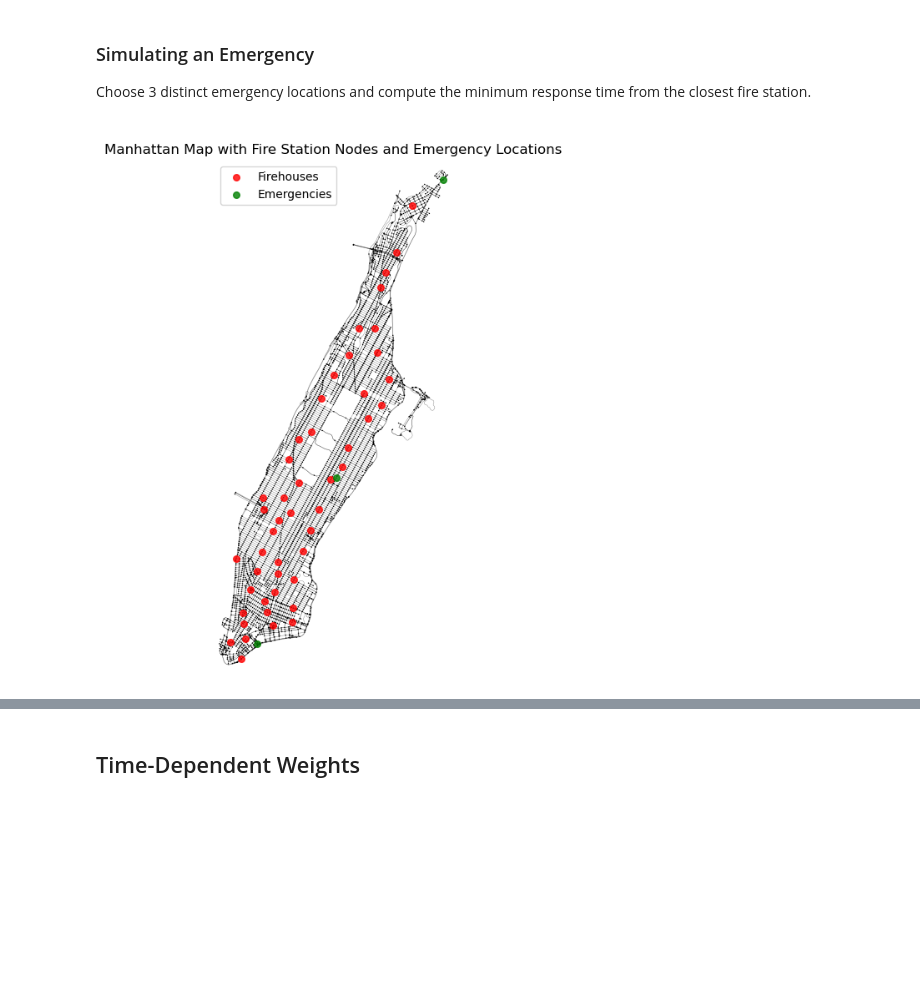
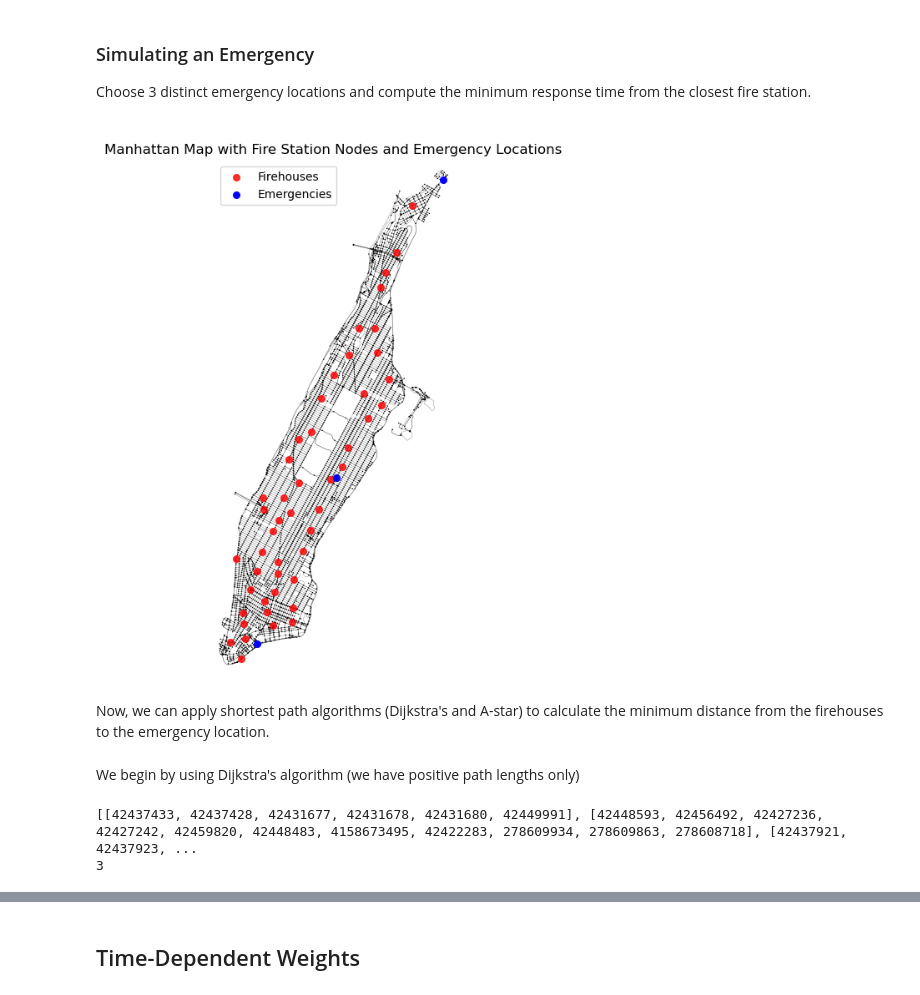
Before and after one commit to margheritatonon/Optimization-II-Project, a Jupyter notebook: dataloading.ipynb, the cells around one changed output, grey strips where cells are left out. Saved outputs shown, nothing was run; the diff lists cells and outputs as text; code cells hidden in the pictures; blank space fills up the shorter version.

Commit message:
continued the shortest paths from emergncies and firehouses

```diff
--- a/dataloading.ipynb
+++ b/dataloading.ipynb
@@ -102,23 +102,52 @@ Choose 3 distinct emergency locations and compute the minimum response time from
 # %%
 #we choose 3 nodes at random
 random.seed(3) #for reproducibility
 emergency_nodes = random.sample(list(G_weighted.nodes), 3)
 
 #plotting
 node_positions = {node: (data['x'], data['y']) for node, data in G_proj.nodes(data=True)}
 firehouse_x = [node_positions[node][0] for node in firehouse_nodes] #firehouse coordinates
 firehouse_y = [node_positions[node][1] for node in firehouse_nodes]
 emergency_x = [node_positions[node][0] for node in emergency_nodes] #emergency coordinates
 emergency_y = [node_positions[node][1] for node in emergency_nodes]
 
 fig, ax = ox.plot_graph(G_proj, show=False, close=False, bgcolor='white',
                         edge_color='black', edge_alpha=0.5,
                         node_color='black', node_size=1,
                         edge_linewidth=0.3)
 ax.scatter(firehouse_x, firehouse_y, c='red', s=30, alpha=0.8, zorder=3, label='Firehouses')
-ax.scatter(emergency_x, emergency_y, c='green', s=30, alpha=0.8, zorder=3, label='Emergencies')
+ax.scatter(emergency_x, emergency_y, c='blue', s=30, zorder=3, label='Emergencies')
 plt.title("Manhattan Map with Fire Station Nodes and Emergency Locations")
 ax.legend()
 plt.show()
 # %% [output]
-[figure, old version]
+[figure, new version]
+# %% [markdown]
+Now, we can apply shortest path algorithms (Dijkstra's and A-star) to calculate the minimum distance from the firehouses to the emergency location.
+# %% [markdown]
+We begin by using Dijkstra's algorithm (we have positive path lengths only)
+# %%
+#we do this in order to only select paths that are actually the shortest
+paths = []
+for emergency in emergency_nodes:
+    min_distance = float("inf")
+    closest_firehouse = None
+    best_path = None
+    for firehouse in firehouse_nodes:
+        try:
+            distance, path = nx.single_source_dijkstra(G_proj, source = firehouse, target=emergency, weight = "length") #specifies using dijkstras alg
+            if distance < min_distance:
+                min_distance = distance
+                closest_firehouse = firehouse
+                best_path = path
+        except nx.NetworkXNoPath: #if there is no path, continue looking
+            continue
+
+    if best_path is not None:
+        paths.append(best_path)
+
+print(paths)
+print(len(paths)) #this should be 3 because we have 3 emergency nodes
+# %% [output]
+[[42437433, 42437428, 42431677, 42431678, 42431680, 42449991], [42448593, 42456492, 42427236, 42427242, 42459820, 42448483, 4158673495, 42422283, 278609934, 278609863, 278608718], [42437921, 42437923, ...
+3
```
Also changed, not shown: parts of 2 cells of this notebook.
